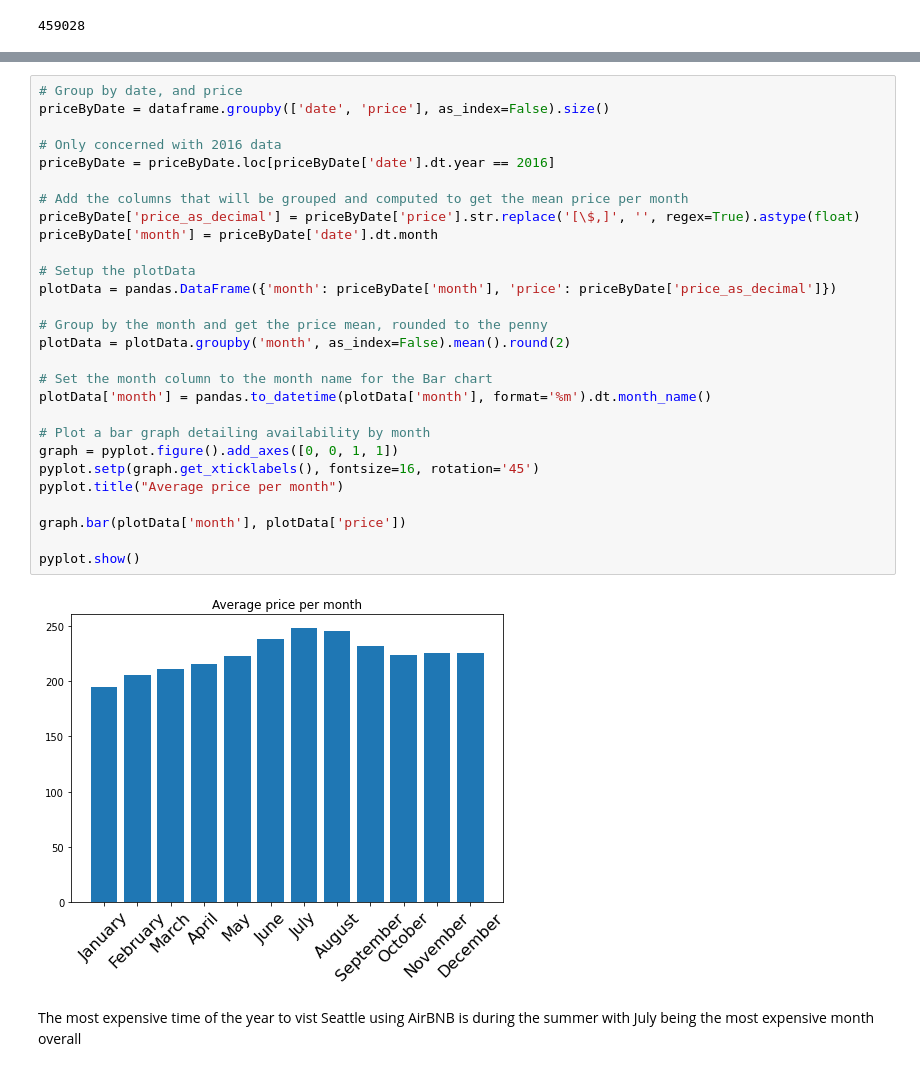
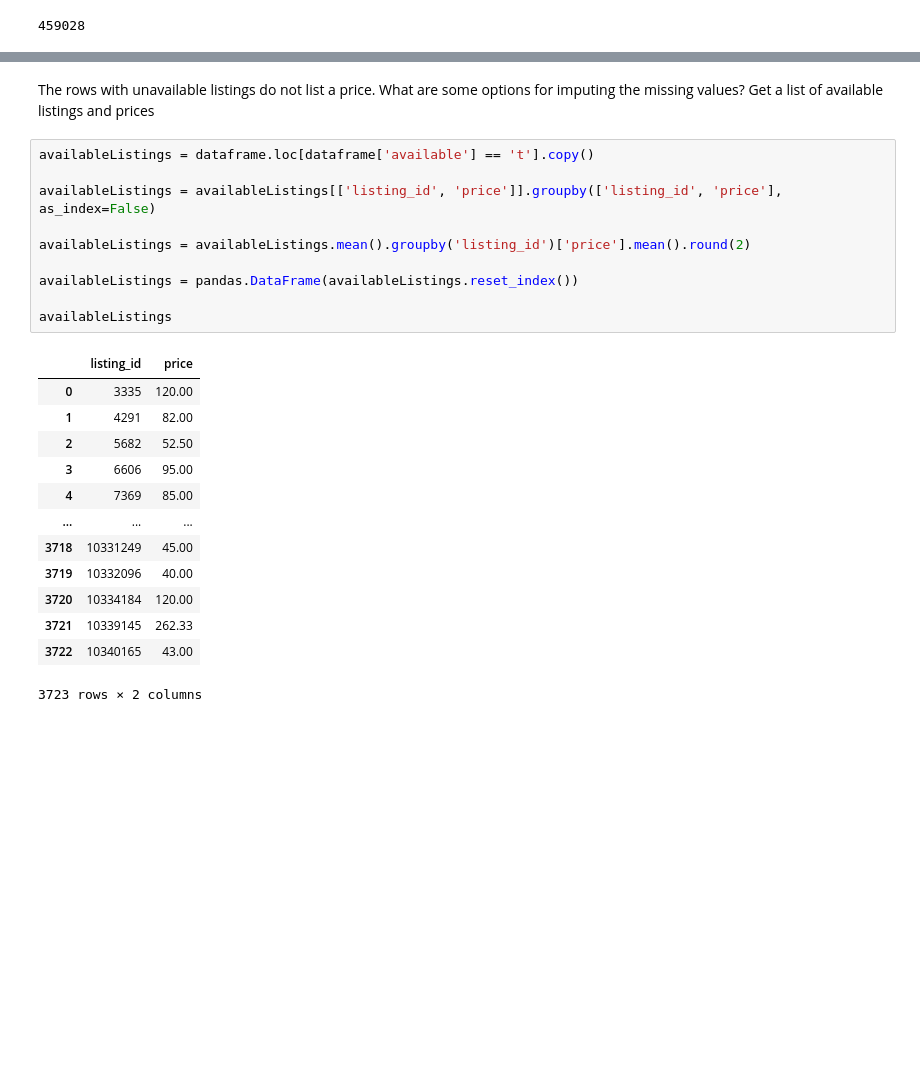
Before and after one commit to bjpayne/BecomeADataScientist, a Jupyter notebook: question2.ipynb, the cells around one changed output, grey strips where cells are left out. Cells and saved outputs as stored; diff of their text form; blank space fills up the shorter version.

```diff
--- a/question2.ipynb
+++ b/question2.ipynb
@@ -73,32 +42,26 @@ priceByDate
-# %%
-# Group by date, and price
-priceByDate = dataframe.groupby(['date', 'price'], as_index=False).size()
-
-# Only concerned with 2016 data
-priceByDate = priceByDate.loc[priceByDate['date'].dt.year == 2016]
-
-# Add the columns that will be grouped and computed to get the mean price per month
-priceByDate['price_as_decimal'] = priceByDate['price'].str.replace('[\$,]', '', regex=True).astype(float)
-priceByDate['month'] = priceByDate['date'].dt.month
-
-# Setup the plotData
-plotData = pandas.DataFrame({'month': priceByDate['month'], 'price': priceByDate['price_as_decimal']})
-
-# Group by the month and get the price mean, rounded to the penny
-plotData = plotData.groupby('month', as_index=False).mean().round(2)
-
-# Set the month column to the month name for the Bar chart
-plotData['month'] = pandas.to_datetime(plotData['month'], format='%m').dt.month_name()
-
-# Plot a bar graph detailing availability by month
-graph = pyplot.figure().add_axes([0, 0, 1, 1])
-pyplot.setp(graph.get_xticklabels(), fontsize=16, rotation='45')
-pyplot.title("Average price per month")
-
-graph.bar(plotData['month'], plotData['price'])
-
-pyplot.show()
-# %% [output]
-[figure, removed]
-# %% [markdown]
-The most expensive time of the year to vist Seattle using AirBNB is during the summer with July being the most expensive month overall
+# %% [markdown]
+The rows with unavailable listings do not list a price. What are some options for imputing the missing values? Get a list of available listings and prices
+# %%
+availableListings = dataframe.loc[dataframe['available'] == 't'].copy()
+
+availableListings = availableListings[['listing_id', 'price']].groupby(['listing_id', 'price'], as_index=False)
+
+availableListings = availableListings.mean().groupby('listing_id')['price'].mean().round(2)
+
+availableListings = pandas.DataFrame(availableListings.reset_index())
+
+availableListings
+# %% [output]
+|  | listing_id | price |
+| 0 | 3335 | 120.00 |
+| 1 | 4291 | 82.00 |
+| 2 | 5682 | 52.50 |
+| 3 | 6606 | 95.00 |
+| 4 | 7369 | 85.00 |
+| ... | ... | ... |
+| 3718 | 10331249 | 45.00 |
+| 3719 | 10332096 | 40.00 |
+| 3720 | 10334184 | 120.00 |
+| 3721 | 10339145 | 262.33 |
+| 3722 | 10340165 | 43.00 |
+3723 rows × 2 columns
```
Also changed, not shown: parts of 11 cells of this notebook.
